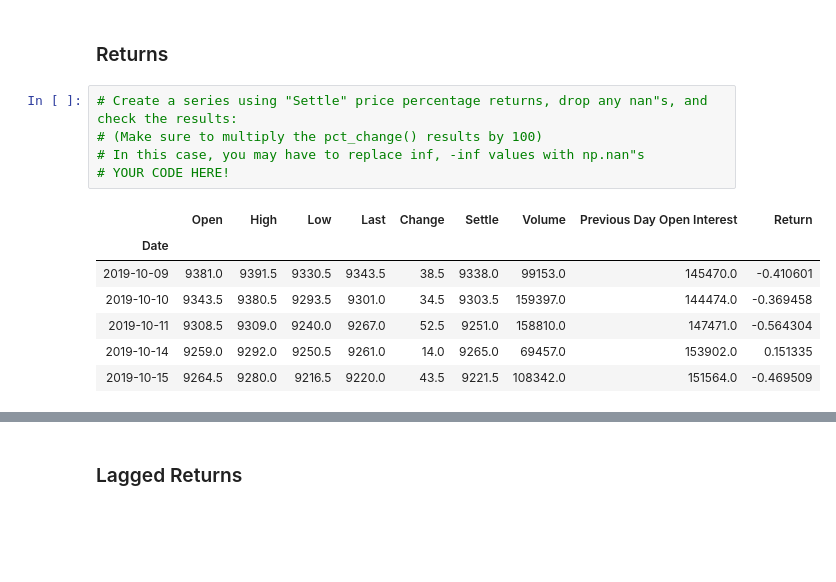
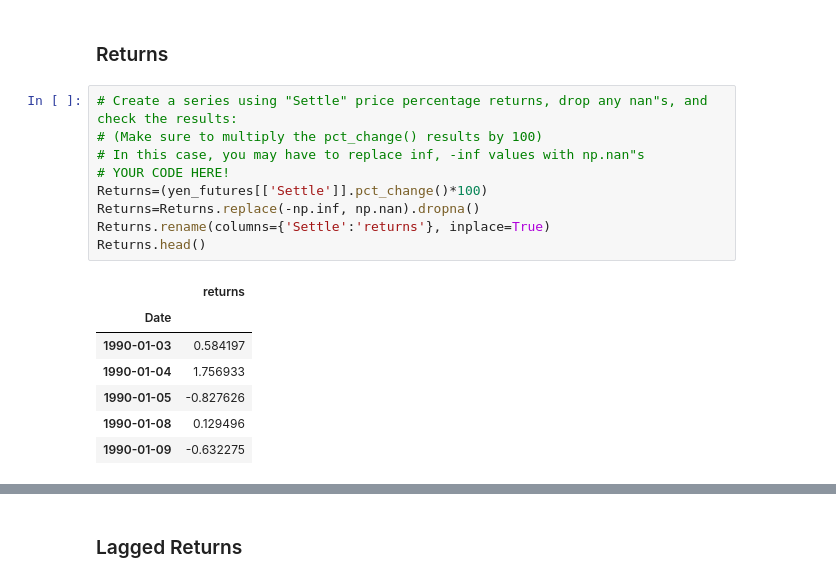
Before and after one commit to scherry2/A-Yen-For-The-Future, a Jupyter notebook: regression_analysis.ipynb, the cells around one changed output, grey strips where cells are left out. Cells and saved outputs as stored; diff of their text form; blank space fills up the shorter version.

```diff
--- a/regression_analysis.ipynb
+++ b/regression_analysis.ipynb
@@ -42,13 +42,17 @@ yen_futures.head()
 # %%
 # Create a series using "Settle" price percentage returns, drop any nan"s, and check the results:
 # (Make sure to multiply the pct_change() results by 100)
 # In this case, you may have to replace inf, -inf values with np.nan"s
 # YOUR CODE HERE!
+Returns=(yen_futures[['Settle']].pct_change()*100)
+Returns=Returns.replace(-np.inf, np.nan).dropna()
+Returns.rename(columns={'Settle':'returns'}, inplace=True)
+Returns.head()
 # %% [output]
-|  | Open | High | Low | Last | Change | Settle | Volume | Previous Day Open Interest | Return |
-| Date |  |  |  |  |  |  |  |  |  |
-| 2019-10-09 | 9381.0 | 9391.5 | 9330.5 | 9343.5 | 38.5 | 9338.0 | 99153.0 | 145470.0 | -0.410601 |
-| 2019-10-10 | 9343.5 | 9380.5 | 9293.5 | 9301.0 | 34.5 | 9303.5 | 159397.0 | 144474.0 | -0.369458 |
-| 2019-10-11 | 9308.5 | 9309.0 | 9240.0 | 9267.0 | 52.5 | 9251.0 | 158810.0 | 147471.0 | -0.564304 |
-| 2019-10-14 | 9259.0 | 9292.0 | 9250.5 | 9261.0 | 14.0 | 9265.0 | 69457.0 | 153902.0 | 0.151335 |
-| 2019-10-15 | 9264.5 | 9280.0 | 9216.5 | 9220.0 | 43.5 | 9221.5 | 108342.0 | 151564.0 | -0.469509 |
+|  | returns |
+| Date |  |
+| 1990-01-03 | 0.584197 |
+| 1990-01-04 | 1.756933 |
+| 1990-01-05 | -0.827626 |
+| 1990-01-08 | 0.129496 |
+| 1990-01-09 | -0.632275 |
```
Also changed, not shown: parts of 13 cells of this notebook.
